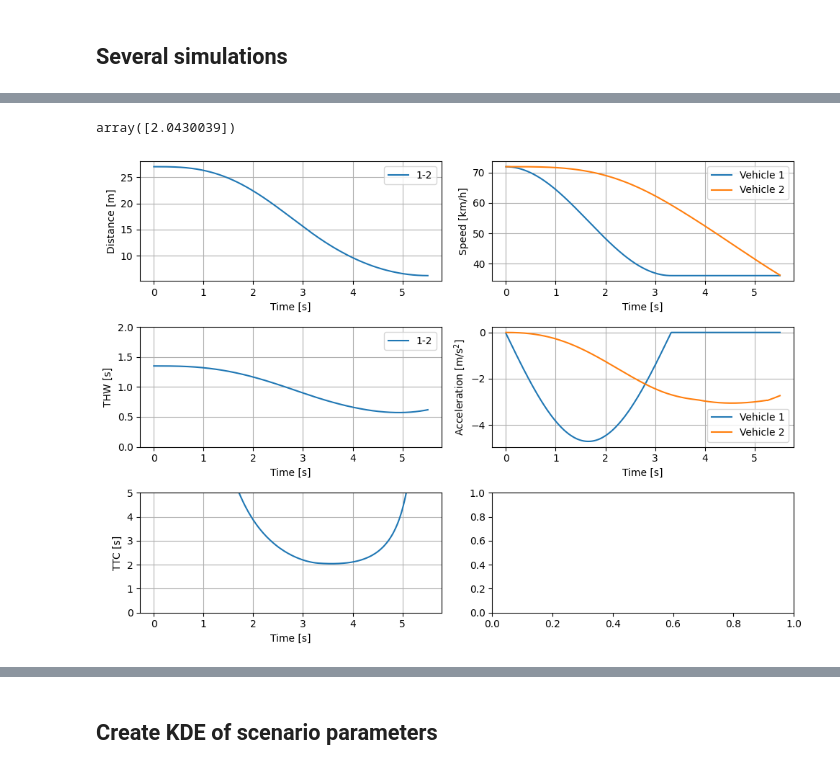
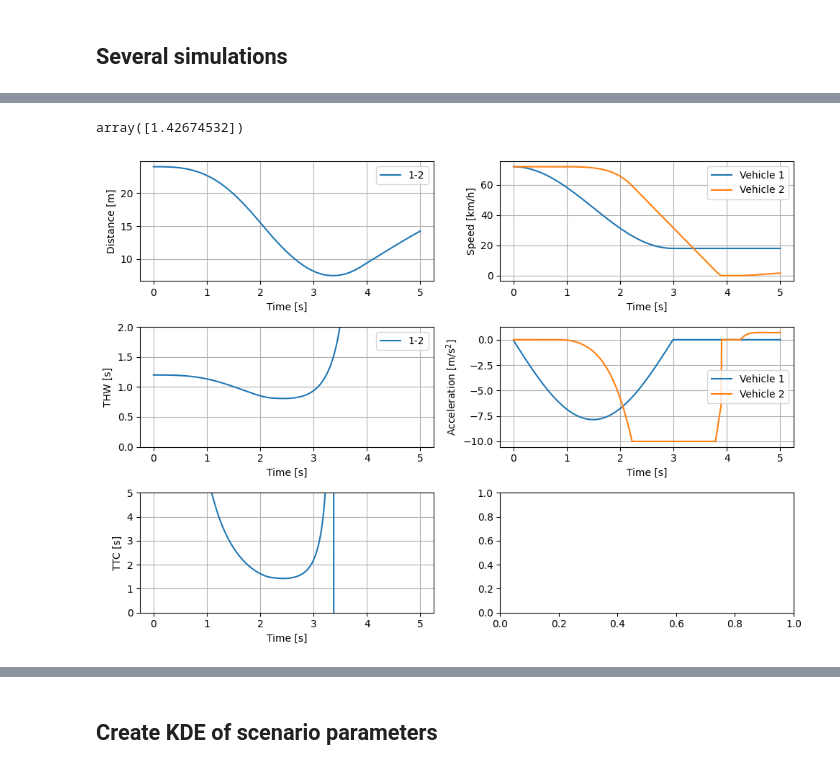
Before and after one commit to juittenbogaard/ScenarioRiskQuantification, a Jupyter notebook: leading_vehicle_decelerating.ipynb, the cells around one changed output, grey strips where cells are left out. Cells and saved outputs as stored; diff of their text form; code cells hidden in the pictures.

```diff
--- a/leading_vehicle_decelerating.ipynb
+++ b/leading_vehicle_decelerating.ipynb
@@ -18,0 +19,5 @@ Below, two simulations are performed. One in which the ego vehicle is controlled
+# %%
+simulator_accaeb = SimulationLeadBraking(follower=ACCAEB(), follower_parameters=accaeb_lead_braking_pars,
+                                      min_simulation_time=5)
+simulator_accidm = SimulationLeadBraking(follower=IDMPlus(), follower_parameters=idm_lead_braking_pars,
+                                         min_simulation_time=5)
@@ -19,7 +29,6 @@ Below, two simulations are performed. One in which the ego vehicle is controlled
 # %%
-simulator_acc = SimulationLeadBraking(follower=ACC(), follower_parameters=acc_lead_braking_pars,
-                                      min_simulation_time=5)
-simulator_acc.simulation(dict(v0=20, amean=3, dv=10), plot=True)
+
+simulator_accidm.simulation(dict(v0=20, amean=5, dv=15), plot=True)
 # %% [output]
-array([2.0430039])
+array([1.42674532])
-[figure, old version]
+[figure, new version]
```
Also changed, not shown: parts of 25 cells of this notebook, 5 other files.
